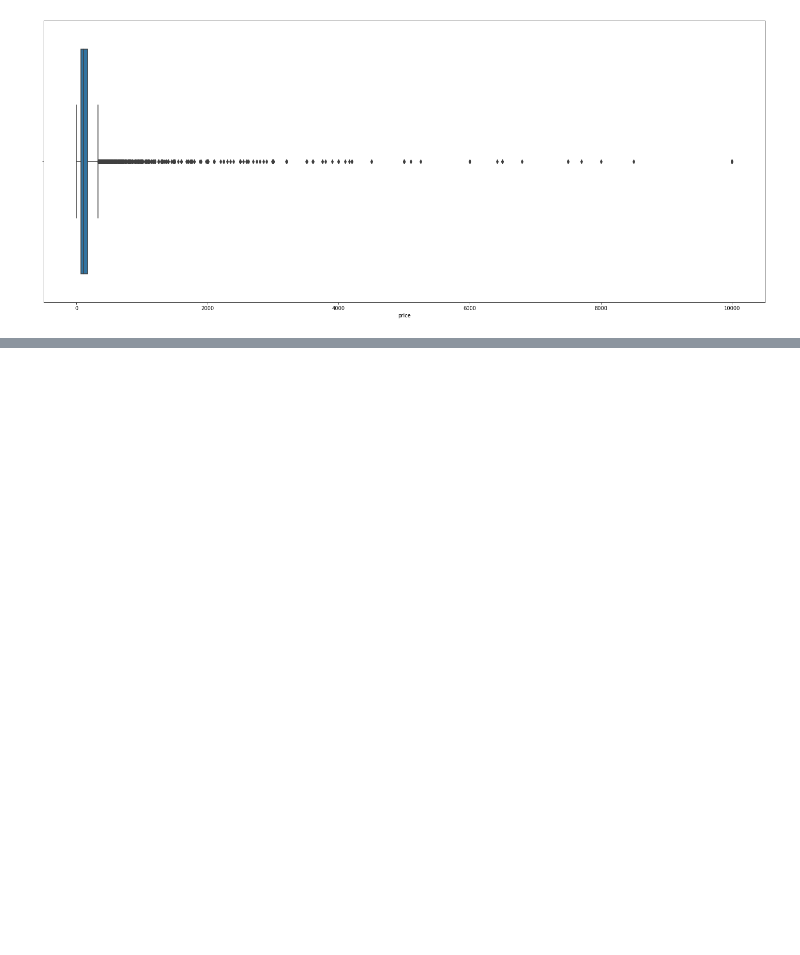
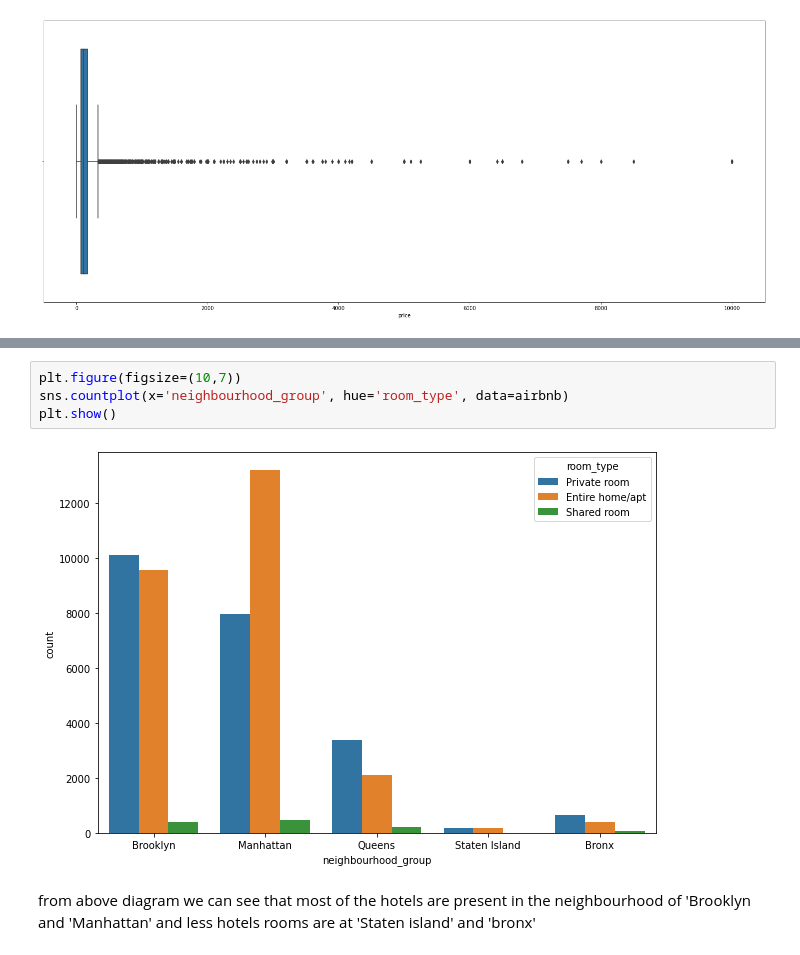
Before and after one commit to bharath967/airbnb_data_analysis, a Jupyter notebook: Airbnb_Bookings_Analysis_.ipynb, the cells around one changed output, grey strips where cells are left out. Cells and saved outputs as stored; diff of their text form; blank space fills up the shorter version.

```diff
--- a/Airbnb_Bookings_Analysis_.ipynb
+++ b/Airbnb_Bookings_Analysis_.ipynb
@@ -256,0 +360,9 @@ sns.boxplot(x=airbnb['price'])
+# %%
+plt.figure(figsize=(10,7))
+sns.countplot(x='neighbourhood_group', hue='room_type', data=airbnb)
+plt.show()
+# %% [output]
+[figure, added]
+# %% [markdown]
+from above diagram we can see that most of the hotels are present in the neighbourhood of 'Brooklyn and 'Manhattan'
+and less hotels rooms are at 'Staten island' and 'bronx'
```
Also changed, not shown: parts of 24 cells of this notebook.
